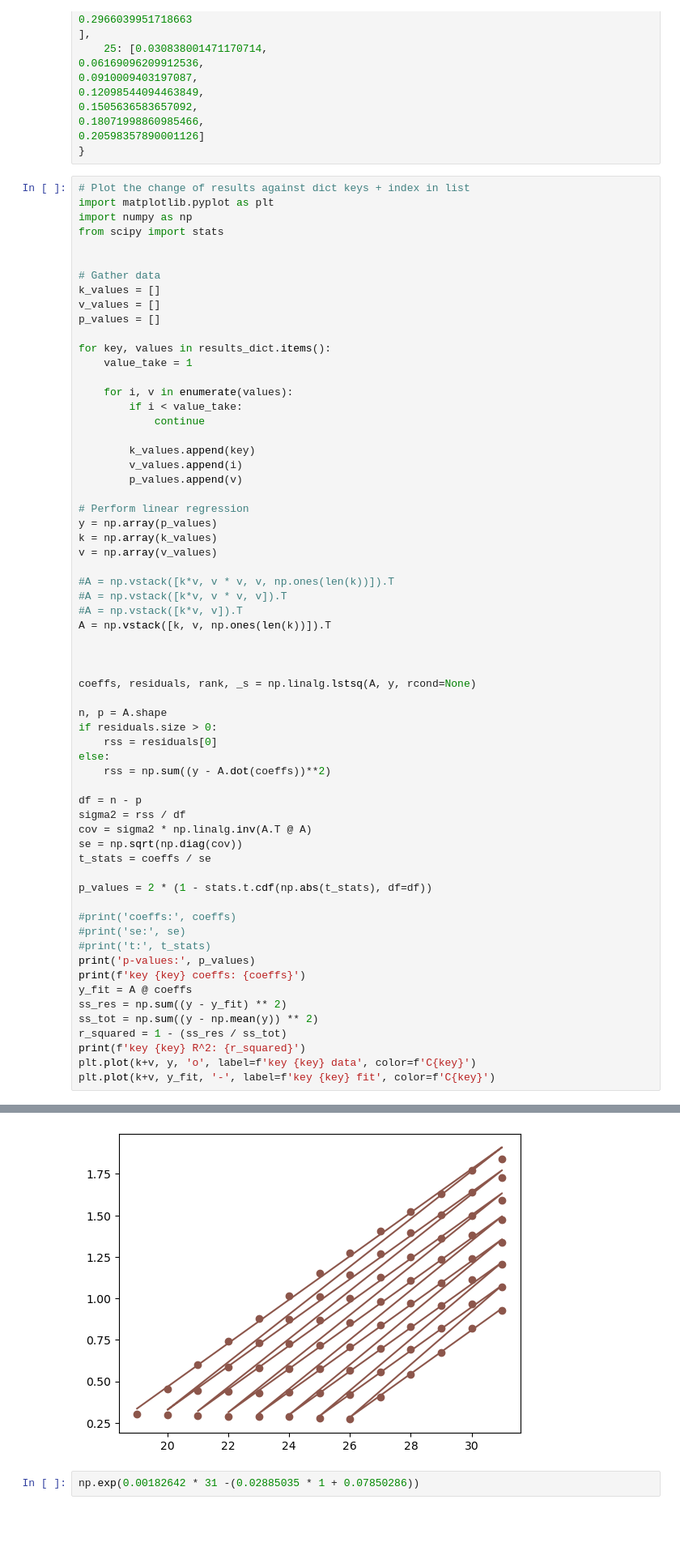
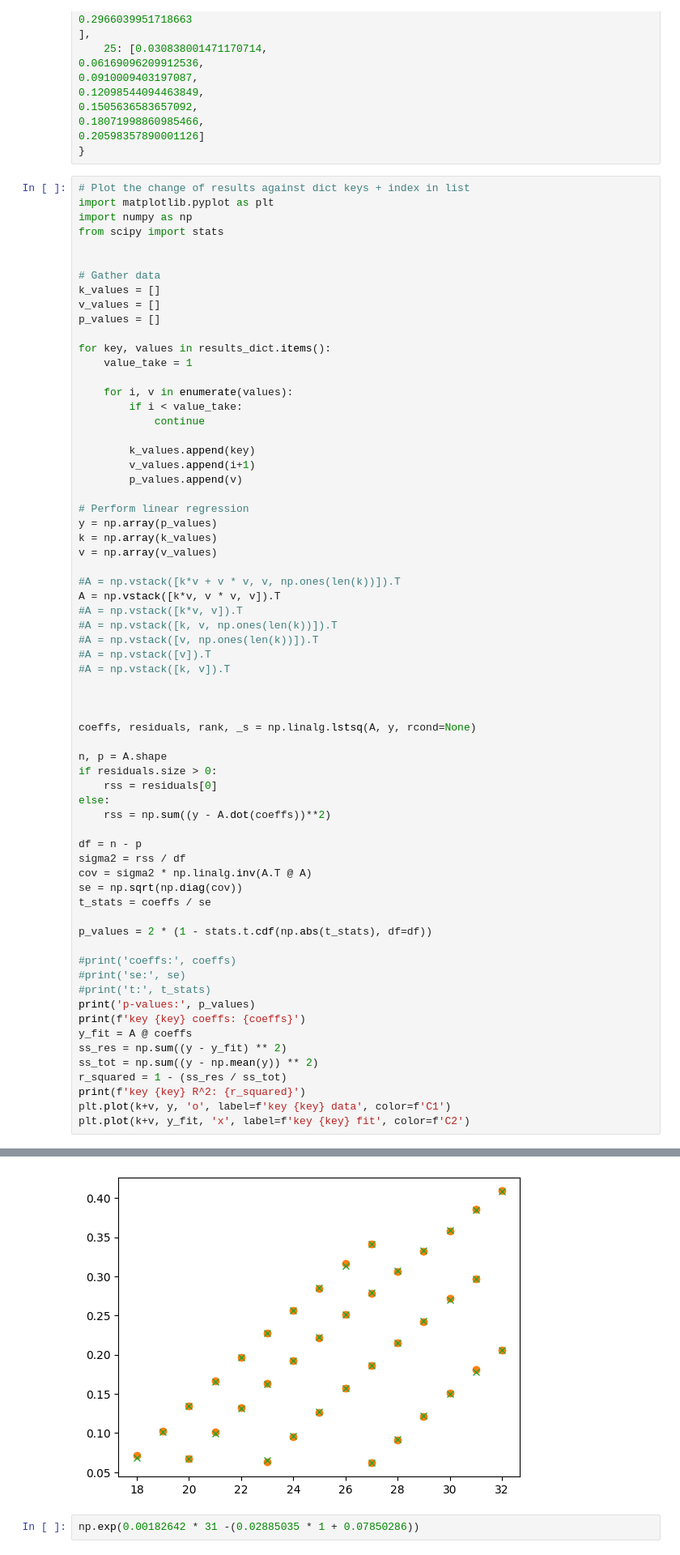
Before and after one commit to GZHoffie/skiver-test, a Jupyter notebook: experiments/parameter_dependence/plot_results.ipynb, the cells around one changed output, grey strips where cells are left out. Shown at 81% size. Cells and saved outputs as stored; diff of their text form; blank space fills up the shorter version.

```diff
--- a/experiments/parameter_dependence/plot_results.ipynb
+++ b/experiments/parameter_dependence/plot_results.ipynb
@@ -443,7 +443,7 @@ for key, values in results_dict.items():
             continue
 
         k_values.append(key)
-        v_values.append(i)
+        v_values.append(i+1)
         p_values.append(v)
 
 # Perform linear regression
@@ -451,10 +451,13 @@ y = np.array(p_values)
 k = np.array(k_values)
 v = np.array(v_values)
 
-#A = np.vstack([k*v, v * v, v, np.ones(len(k))]).T
-#A = np.vstack([k*v, v * v, v]).T
+#A = np.vstack([k*v + v * v, v, np.ones(len(k))]).T
+A = np.vstack([k*v, v * v, v]).T
 #A = np.vstack([k*v, v]).T
-A = np.vstack([k, v, np.ones(len(k))]).T
+#A = np.vstack([k, v, np.ones(len(k))]).T
+#A = np.vstack([v, np.ones(len(k))]).T
+#A = np.vstack([v]).T
+#A = np.vstack([k, v]).T
 
 
 
@@ -484,6 +487,6 @@ ss_res = np.sum((y - y_fit) ** 2)
 ss_tot = np.sum((y - np.mean(y)) ** 2)
 r_squared = 1 - (ss_res / ss_tot)
 print(f'key {key} R^2: {r_squared}')
-plt.plot(k+v, y, 'o', label=f'key {key} data', color=f'C{key}')
-plt.plot(k+v, y_fit, '-', label=f'key {key} fit', color=f'C{key}')
+plt.plot(k+v, y, 'o', label=f'key {key} data', color=f'C1')
+plt.plot(k+v, y_fit, 'x', label=f'key {key} fit', color=f'C2')
 # %% [output]
@@ -493,5 +496,5 @@ key 25 R^2: 0.9981189770974378
 [<matplotlib.lines.Line2D at 0x...>]
-[figure, old version]
+[figure, new version]
 # %%
 np.exp(0.00182642 * 31 -(0.02885035 * 1 + 0.07850286))
 # %% [output]
```
Also changed, not shown: parts of 6 cells of this notebook.
